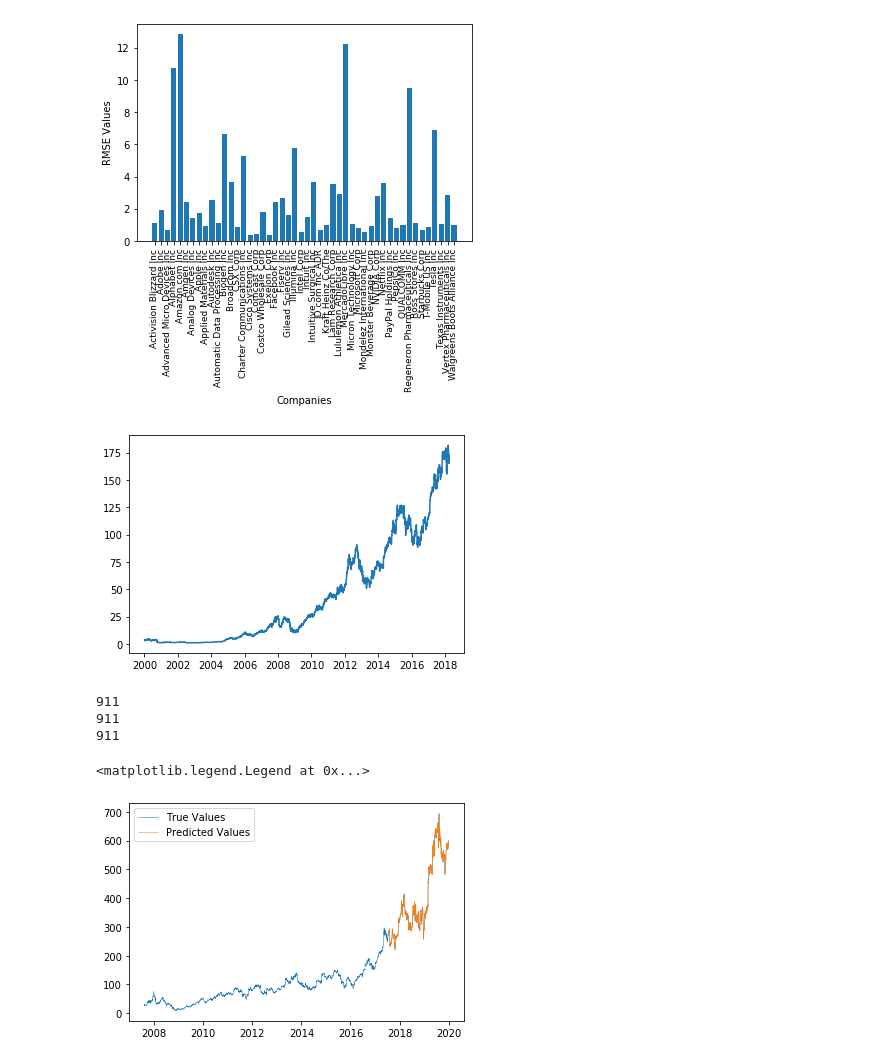
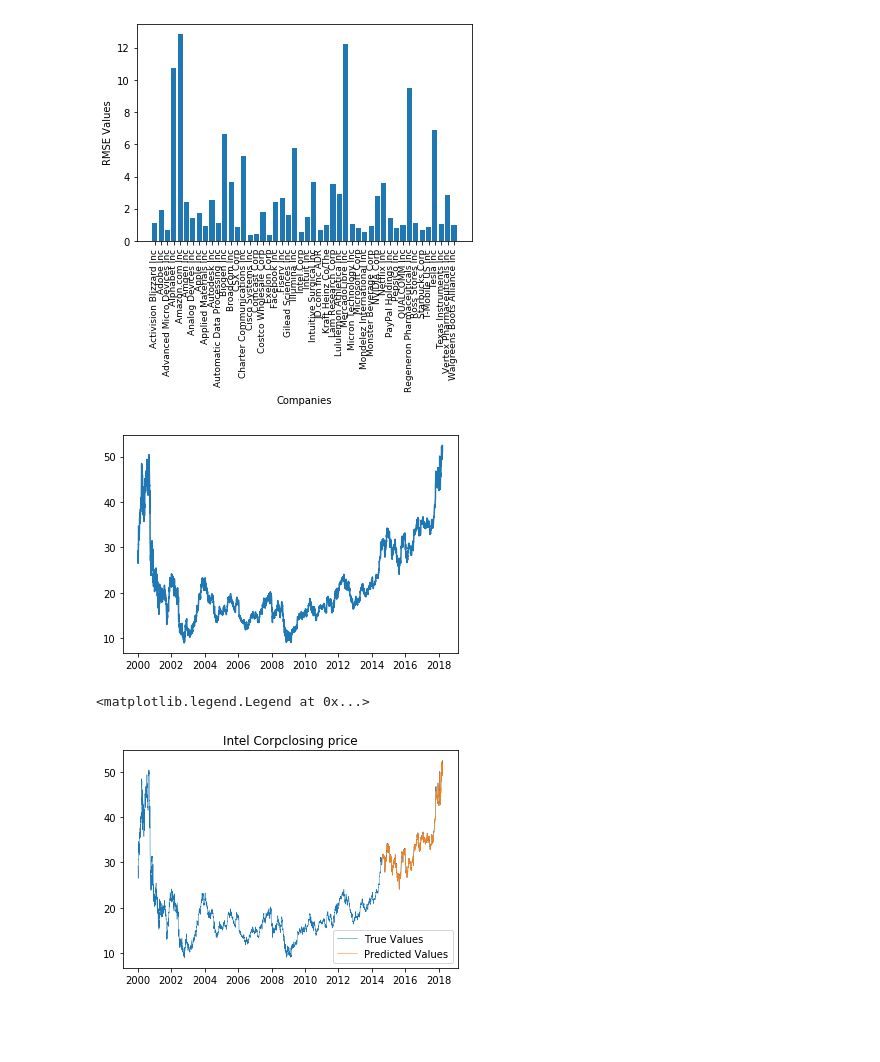
Before and after one commit to nari97/720-Project, a Jupyter notebook: 720-Project/Phase3/Code/StockLinearRegression.ipynb, the cells around one changed output. Cells and saved outputs as stored; diff of their text form; code cells hidden in the pictures; blank space fills up the shorter version.

```diff
--- a/720-Project/Phase3/Code/StockLinearRegression.ipynb
+++ b/720-Project/Phase3/Code/StockLinearRegression.ipynb
@@ -80,7 +80,8 @@ plt.show()
 [figure]
 # %%
 # you can put any company here to visualize the prediction.
-companyDf = pd.read_sql("select * from finaldataset where company = " + "\""+ "Apple Inc" + "\"" ,con = connection)
+specificCompany = "Intel Corp"
+companyDf = pd.read_sql("select * from finaldataset where company = " + "\""+ specificCompany + "\"" ,con = connection)
 
 closingProces = companyDf["Adj. Close"].to_numpy()
 xTrain = []
@@ -110,19 +111,16 @@ meanSquaredError = mean_squared_error(y_true=trueValues,y_pred=predictedValues)
 
 datesOfTheStockPredicted = companyDf["Date"][int(0.8*yTrain.shape[0])+30:]
 # %% [output]
-[figure, old version]
+[figure, new version]
 # %%
 
 data = { "Dates" : datesOfTheStockPredicted, "TrueValues" : trueValues,"PredictedValues":predictedValues}
 df = pd.DataFrame(data)
-# %% [output]
-911
-911
-911
 # %%
 plt.plot(companyDf["Date"],companyDf["Adj. Close"],label = "True Values",linewidth = 0.5)
 plt.plot(df["Dates"],df["PredictedValues"] , label = "Predicted Values",linewidth = 0.5)
+plt.title(label= specificCompany + "closing price")
 plt.legend()
 # %% [output]
 <matplotlib.legend.Legend at 0x...>
-[figure, old version]
+[figure, new version]
```
